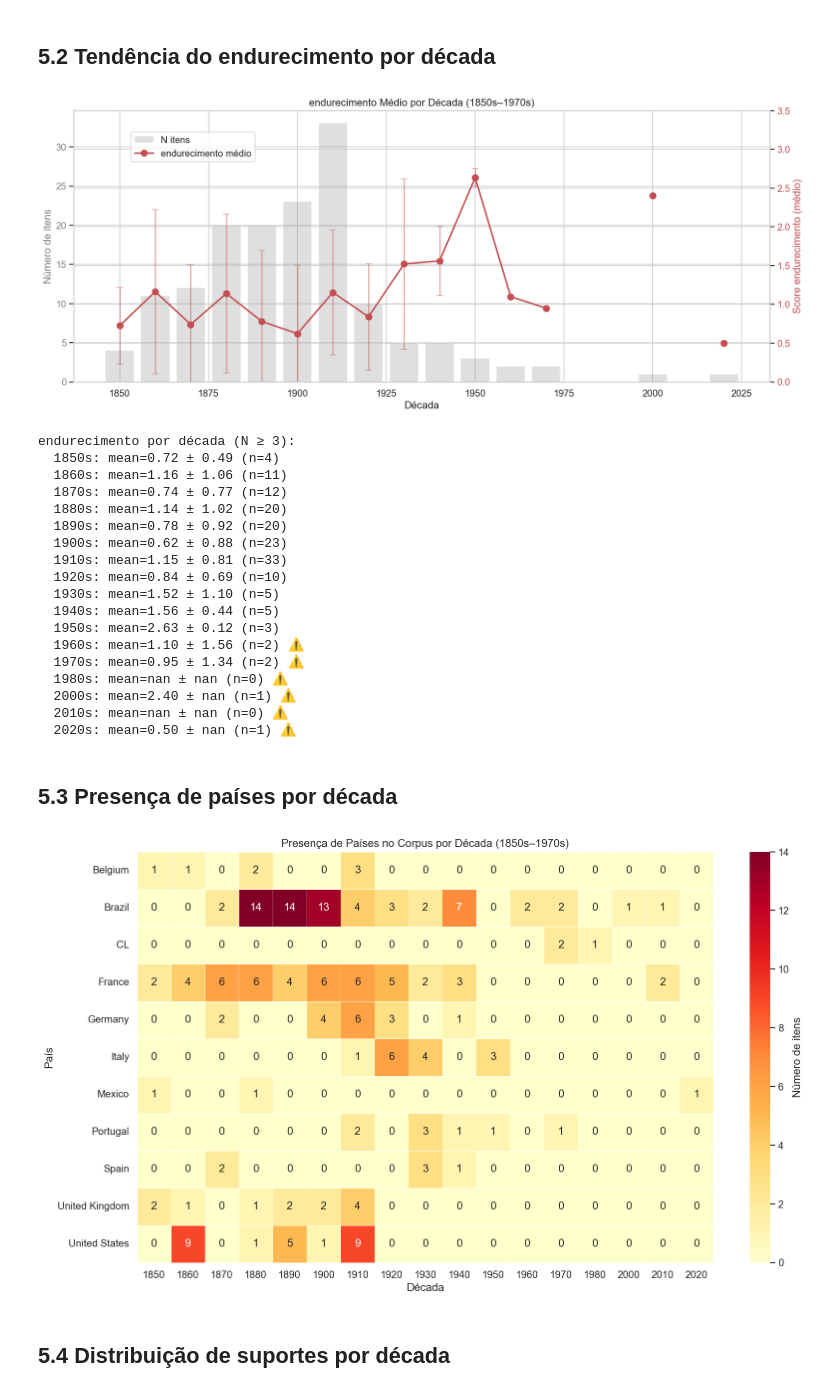
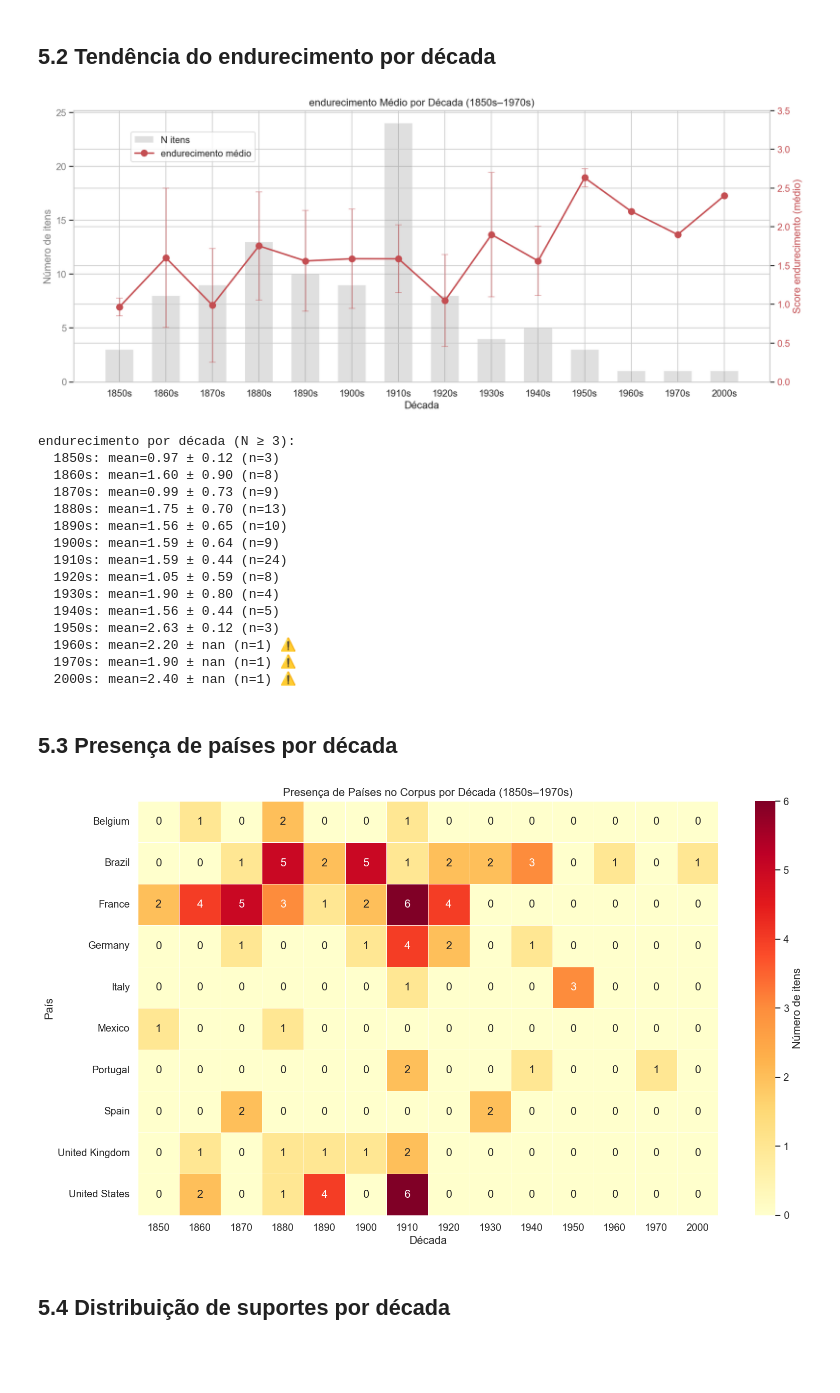
Before and after one commit to anavvanzin/iconocracy-corpus, a Jupyter notebook: notebooks/05_temporal.ipynb, the cells around one changed output. Saved outputs shown, nothing was run; the diff lists cells and outputs as text; code cells hidden in the pictures; blank space fills up the shorter version.

Commit message:
docs(analysis): re-run temporal, clustering, PCA, and subscore notebooks for N=328 corpus
This completes Card 2: A Agrimensora.

```diff
--- a/notebooks/05_temporal.ipynb
+++ b/notebooks/05_temporal.ipynb
@@ -103,18 +115,19 @@ decade_stats.columns = ['mean_e', 'std_e', 'count']
 fig, ax1 = plt.subplots(figsize=(14, 6))
 
 # Bar for item count (background)
-ax1.bar(decade_stats.index, decade_stats['count'], width=8, alpha=0.25, color='gray', label='N itens')
+ax1.bar(decade_stats.index.astype(str) + 's', decade_stats['count'], width=0.6, alpha=0.25, color='gray', label='N itens')
 ax1.set_xlabel('Década')
 ax1.set_ylabel('Número de itens', color='gray')
 ax1.tick_params(axis='y', labelcolor='gray')
 
 # Line for endurecimento mean
 ax2 = ax1.twinx()
-ax2.plot(decade_stats.index, decade_stats['mean_e'], 'o-', color='#C44E52', linewidth=2, markersize=8, label='endurecimento médio')
+ax2.plot(decade_stats.index.astype(str) + 's', decade_stats['mean_e'], 'o-', color='#C44E52', linewidth=2, markersize=8, label='endurecimento médio')
+
 # Error bars only for decades with >= 3 items
 mask = decade_stats['count'] >= 3
 if mask.any():
-    ax2.errorbar(decade_stats.index[mask], decade_stats['mean_e'][mask],
+    ax2.errorbar((decade_stats.index[mask]).astype(str) + 's', decade_stats['mean_e'][mask],
                  yerr=decade_stats['std_e'][mask], fmt='none', ecolor='#C44E52', alpha=0.5, capsize=4)
 ax2.set_ylabel('Score endurecimento (médio)', color='#C44E52')
 ax2.tick_params(axis='y', labelcolor='#C44E52')
@@ -132,47 +145,47 @@ for decade in decade_stats.index:
     flag = ' ⚠' if row['count'] < 3 else ''
     print(f"  {decade}s: mean={row['mean_e']:.2f} ± {row['std_e']:.2f} (n={int(row['count'])}){flag}")
 # %% [output]
-[figure, old version]
+[figure, new version]
 endurecimento por década (N ≥ 3):
-  1850s: mean=0.72 ± 0.49 (n=4)
-  1860s: mean=1.16 ± 1.06 (n=11)
-  1870s: mean=0.74 ± 0.77 (n=12)
-  1880s: mean=1.14 ± 1.02 (n=20)
-  1890s: mean=0.78 ± 0.92 (n=20)
-  1900s: mean=0.62 ± 0.88 (n=23)
-  1910s: mean=1.15 ± 0.81 (n=33)
-  1920s: mean=0.84 ± 0.69 (n=10)
-  1930s: mean=1.52 ± 1.10 (n=5)
+  1850s: mean=0.97 ± 0.12 (n=3)
+  1860s: mean=1.60 ± 0.90 (n=8)
+  1870s: mean=0.99 ± 0.73 (n=9)
+  1880s: mean=1.75 ± 0.70 (n=13)
+  1890s: mean=1.56 ± 0.65 (n=10)
+  1900s: mean=1.59 ± 0.64 (n=9)
+  1910s: mean=1.59 ± 0.44 (n=24)
+  1920s: mean=1.05 ± 0.59 (n=8)
+  1930s: mean=1.90 ± 0.80 (n=4)
   1940s: mean=1.56 ± 0.44 (n=5)
   1950s: mean=2.63 ± 0.12 (n=3)
-  1960s: mean=1.10 ± 1.56 (n=2) ⚠
-  1970s: mean=0.95 ± 1.34 (n=2) ⚠
-  1980s: mean=nan ± nan (n=0) ⚠
+  1960s: mean=2.20 ± nan (n=1) ⚠
+  1970s: mean=1.90 ± nan (n=1) ⚠
   2000s: mean=2.40 ± nan (n=1) ⚠
-  2010s: mean=nan ± nan (n=0) ⚠
-  2020s: mean=0.50 ± nan (n=1) ⚠
 # %% [markdown]
 ## 5.3 Presença de países por década
 # %%
 # Which countries appear in which decades?
 country_decade = pd.crosstab(df_modern['decade'], df_modern['country'])
 
 # Filter to countries with >= 2 items total
 country_totals = country_decade.sum()
 major_countries = country_totals[country_totals >= 2].index.tolist()
-country_decade_f = country_decade[major_countries]
+if major_countries:
+    country_decade_f = country_decade[major_countries]
 
-fig, ax = plt.subplots(figsize=(14, 8))
-sns.heatmap(country_decade_f.T, cmap='YlOrRd', linewidths=0.5, ax=ax,
-            cbar_kws={'label': 'Número de itens'}, annot=True, fmt='d')
-ax.set_xlabel('Década')
-ax.set_ylabel('País')
-ax.set_title('Presença de Países no Corpus por Década (1850s–1970s)')
-plt.tight_layout()
-plt.savefig('../data/processed/fig_08_country_timeline.png', dpi=150, bbox_inches='tight')
-plt.show()
+    fig, ax = plt.subplots(figsize=(14, 8))
+    sns.heatmap(country_decade_f.T, cmap='YlOrRd', linewidths=0.5, ax=ax,
+                cbar_kws={'label': 'Número de itens'}, annot=True, fmt='d')
+    ax.set_xlabel('Década')
+    ax.set_ylabel('País')
+    ax.set_title('Presença de Países no Corpus por Década (1850s–1970s)')
+    plt.tight_layout()
+    plt.savefig('../data/processed/fig_08_country_timeline.png', dpi=150, bbox_inches='tight')
+    plt.show()
+else:
+    print("Not enough country data to plot.")
 # %% [output]
-[figure, old version]
+[figure, new version]
 # %% [markdown]
 ## 5.4 Distribuição de suportes por década
 # %%
```
Also changed, not shown: parts of 3 cells of this notebook, 16 other files.
